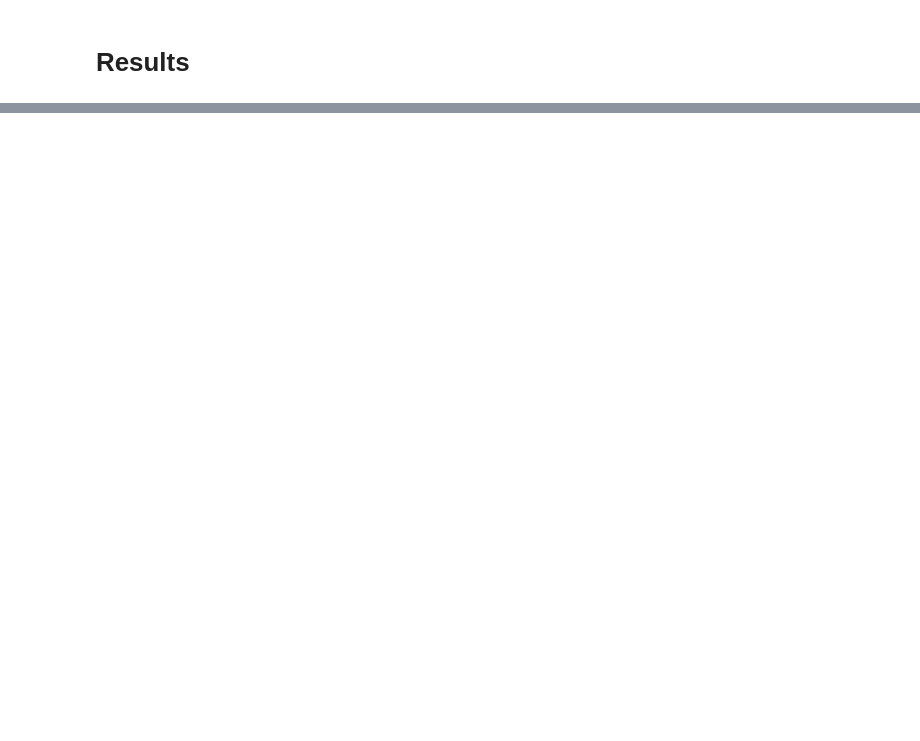
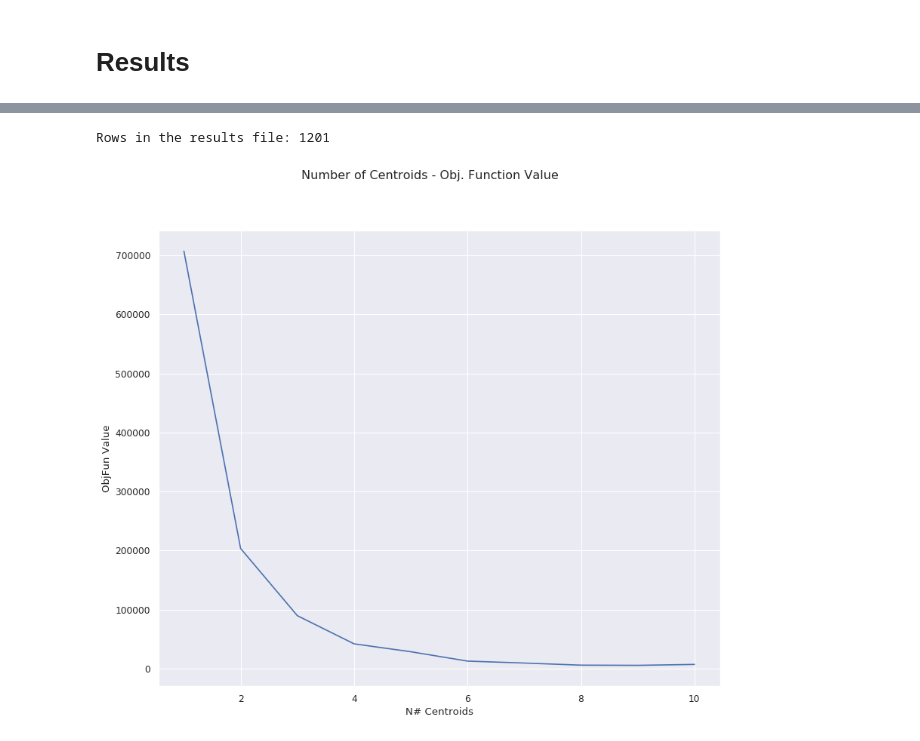
Before and after one commit to thestarivore/openmp-mpi_k-means-clustering, a Jupyter notebook: openmp_mpi_k-means.ipynb, the cells around one changed output, grey strips where cells are left out. Drawn from its saved outputs; the diff is of its cells as text; code cells hidden in the pictures; blank space fills up the shorter version.

```diff
--- a/openmp_mpi_k-means.ipynb
+++ b/openmp_mpi_k-means.ipynb
@@ -30,6 +30,7 @@ new_dataset_path = os.path.join(CURRENT_DIR, 'dataset_display/newdataset.csv')
 new_centroids_path = os.path.join(CURRENT_DIR, 'dataset_display/newcentroids.csv')
 objfun_path = os.path.join(CURRENT_DIR, 'dataset_display/objfun.csv')
 exectimes_path = os.path.join(CURRENT_DIR, 'dataset_display/exectimes.csv')
+results_path = os.path.join(CURRENT_DIR, 'dataset_display/results.csv')
 
 fig_width = 12
 fig_height = 10
@@ -224,0 +236,73 @@ ObjectiveFunction value --> 71883.664062
+# %%
+row_count = 0
+with open(results_path) as csvfile:
+    row_count = sum(1 for line in csvfile)
+print ("Rows in the results file: " + str(row_count))
+EXECUTIONS = int((row_count - 1)/3)
+
+n_c      = numpy.zeros(EXECUTIONS)
+openmp_c = numpy.zeros(EXECUTIONS)
+mpi_c    = numpy.zeros(EXECUTIONS)
+
+n_t      = numpy.zeros(EXECUTIONS)
+openmp_t = numpy.zeros(EXECUTIONS)
+mpi_t    = numpy.zeros(EXECUTIONS)
+
+n_of      = numpy.zeros(EXECUTIONS)
+openmp_of = numpy.zeros(EXECUTIONS)
+mpi_of    = numpy.zeros(EXECUTIONS)
+
+# Read the new centroids from the CVS file
+with open(results_path) as csvfile:
+    reader = csv.DictReader(csvfile)
+    i1,i2,i3=0,0,0
+    for i,row in enumerate(reader):
+        mode = int(row['Mode'])
+        #print(mode + "-" + str(i))
+
+        #Normal Execution
+        if mode == 0:
+            n_c[i1]  = float(row['K'])
+            n_t[i1]  = float(row['Time'])
+            n_of[i1] = float(row['ObjFun'])
+            i1 = i1 + 1
+        #OpenMP Execution
+        elif mode == 1:
+            openmp_c[i2]  = float(row['K'])
+            openmp_t[i2]  = float(row['Time'])
+            openmp_of[i2] = float(row['ObjFun'])
+            i2 = i2 + 1
+        #MPI Execution
+        elif mode == 2:
+            mpi_c[i3]  = float(row['K'])
+            mpi_t[i3]  = float(row['Time'])
+            mpi_of[i3] = float(row['ObjFun'])
+            i3 = i3 + 1
+
+x_val = numpy.zeros(10)
+y_val = numpy.zeros(10)
+
+#Calc the mean values
+for i in range(0,10):
+    x_val[i] = i + 1
+    #print(str(i))
+
+    #Iterate all the executions for each centroid number
+    for j in range(EXECUTIONS):
+        if n_c[j] == i+1:
+            y_val[i] = y_val[i] + n_of[j]
+
+    #Obj Function values mean
+    y_val[i] = y_val[i] / EXECUTIONS
+    #print(str(y_val[i]))
+
+#Plot the between number of centroids and obj function value
+plt.figure(figsize=(fig_width, fig_height), dpi= 80, facecolor='w', edgecolor='k')
+plt.plot(x_val,y_val)
+plt.suptitle('Number of Centroids - Obj. Function Value')
+plt.xlabel('N# Centroids')
+plt.ylabel('ObjFun Value')
+plt.show()
+# %% [output]
+Rows in the results file: 1201
+[figure, added]
```
Also changed, not shown: parts of 6 cells of this notebook, 8 other files.
